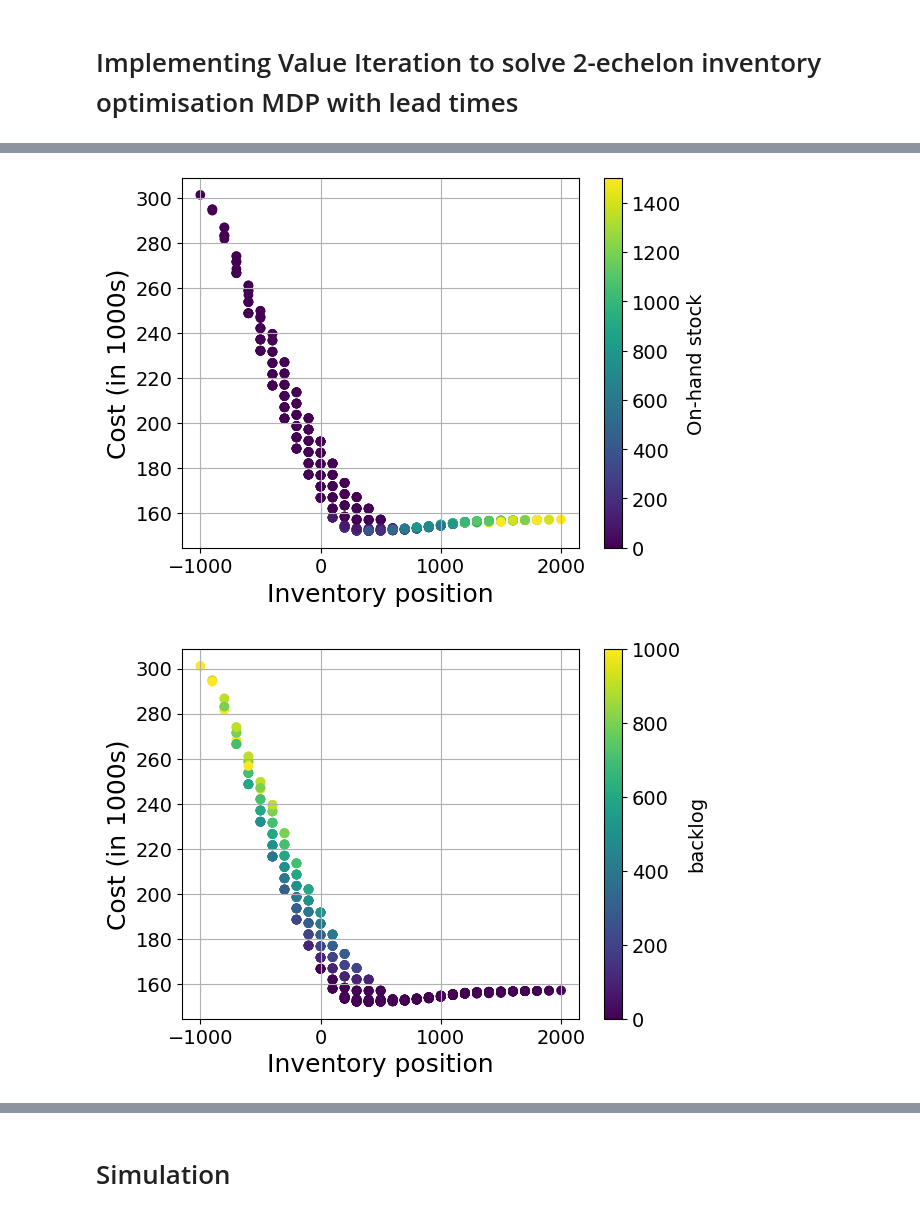
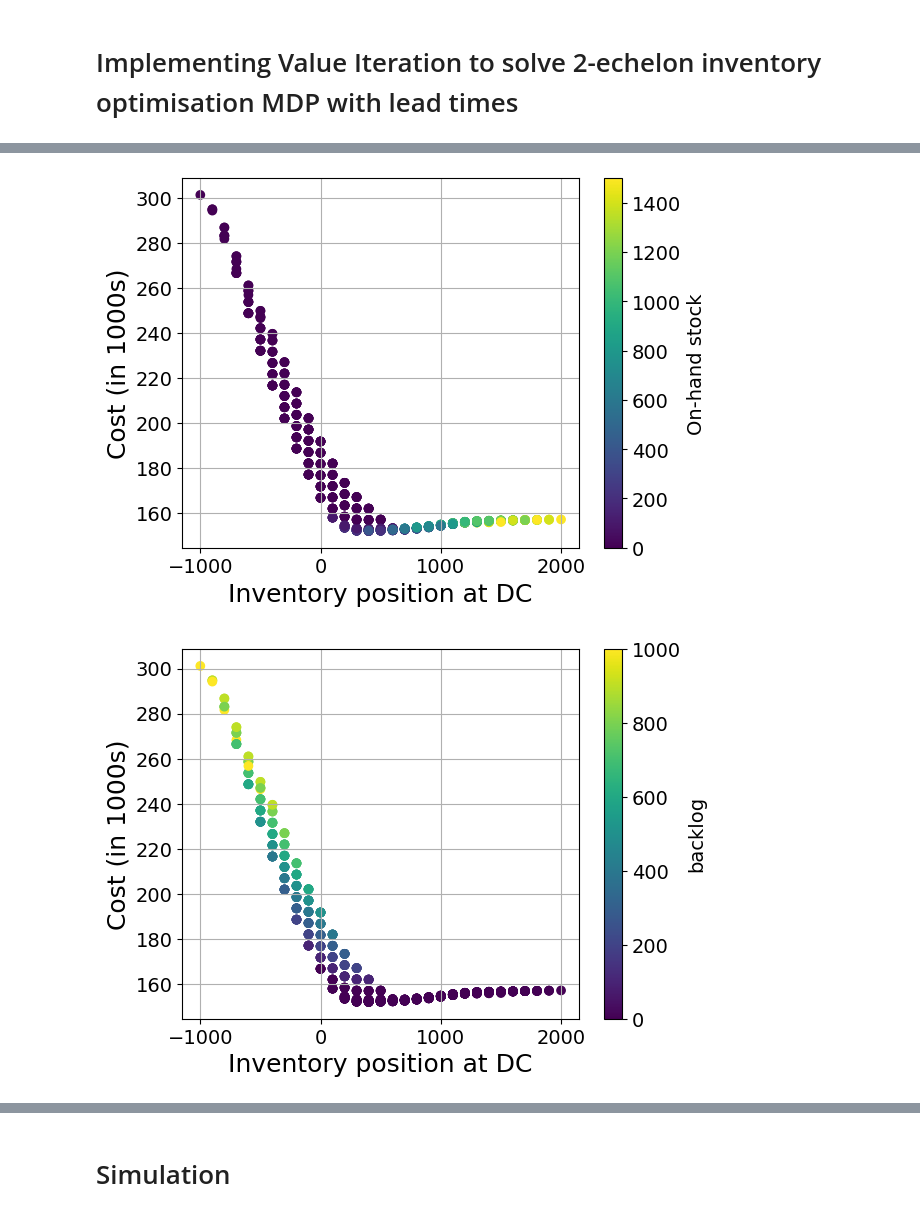
Before and after one commit to turtlesoul25/STOR-i_IM_PhDResearchProposal, a Jupyter notebook: SolveMDP.ipynb, the cells around one changed output, grey strips where cells are left out. Saved outputs shown, nothing was run; the diff lists cells and outputs as text; code cells hidden in the pictures.

```diff
--- a/SolveMDP.ipynb
+++ b/SolveMDP.ipynb
@@ -357,28 +360,28 @@ for s in S:
 # %%
 # Plot costs vs inventory position highlighting differences in on-hand stock
 fig, ax = plt.subplots()
 scatter = plt.scatter(ips, costs, c=on_hand_stocks, cmap='viridis')
 plt.colorbar(scatter, label='On-hand stock').ax.yaxis.label.set_size(14)
-plt.xlabel('Inventory position', fontsize=18)
+plt.xlabel('Inventory position at DC', fontsize=18)
 plt.ylabel('Cost (in 1000s)', fontsize=18)
 plt.grid(True)
 # plt.tight_layout()
 plt.savefig(f"Figures/single_echelon/cost_onhand_L{lead_time}_cap{capacity}_moq{maxA}_sl{cb*100/(cb+ch):.1f}.pdf", dpi=300)
 plt.show()
 # %% [output]
-[figure, old version]
+[figure, new version]
 # %%
 # Plot costs vs inventory position highlighting differences in backlogs
 scatter = plt.scatter(ips, costs, c=backorders, cmap='viridis')
 plt.colorbar(scatter, label='backlog').ax.yaxis.label.set_size(14)
-plt.xlabel('Inventory position', fontsize=18)
+plt.xlabel('Inventory position at DC', fontsize=18)
 plt.ylabel('Cost (in 1000s)', fontsize=18)
 plt.grid(True)
 # plt.tight_layout()
 plt.savefig(f"Figures/single_echelon/cost_backlog_L{lead_time}_cap{capacity}_moq{maxA}_sl{cb*100/(cb+ch):.1f}.pdf", dpi=300)
 plt.show()
 # %% [output]
-[figure, old version]
+[figure, new version]
 # %%
 # Plot costs vs inventory position highlighting differences in outstanding orders
 scatter = plt.scatter(ips, costs, c=outstanding_stocks, cmap='viridis')
```
Also changed, not shown: parts of 9 cells of this notebook, 34 other files.
